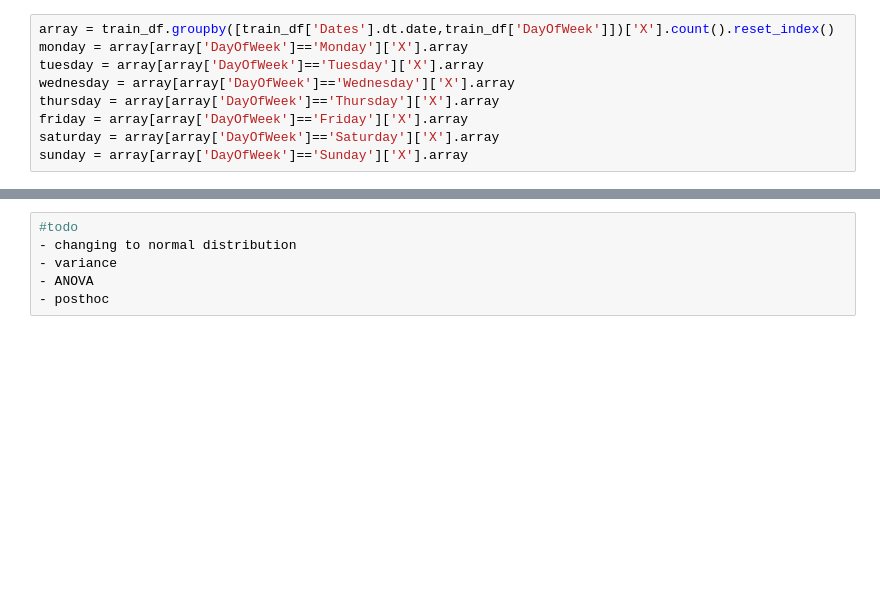
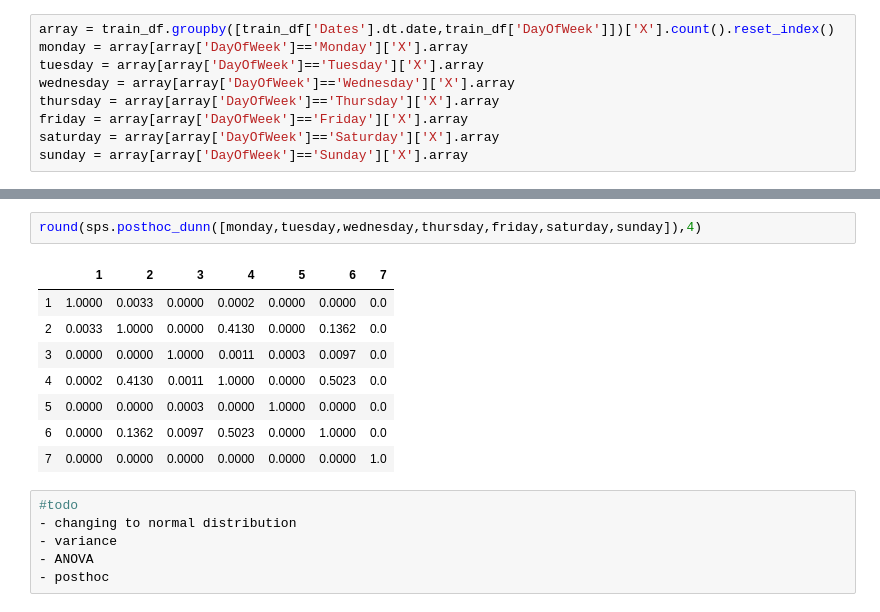
Before and after one commit to Frustrado/Crime-Classification, a Jupyter notebook: SF_crimes_analysis.ipynb, the cells around one changed output, grey strips where cells are left out. Drawn from its saved outputs; the diff is of its cells as text; blank space fills up the shorter version.

```diff
--- a/SF_crimes_analysis.ipynb
+++ b/SF_crimes_analysis.ipynb
@@ -347,3 +395,14 @@ Based on the test performed we reject the hypothesis about the normality of the
+# %%
+round(sps.posthoc_dunn([monday,tuesday,wednesday,thursday,friday,saturday,sunday]),4)
+# %% [output]
+|  | 1 | 2 | 3 | 4 | 5 | 6 | 7 |
+| 1 | 1.0000 | 0.0033 | 0.0000 | 0.0002 | 0.0000 | 0.0000 | 0.0 |
+| 2 | 0.0033 | 1.0000 | 0.0000 | 0.4130 | 0.0000 | 0.1362 | 0.0 |
+| 3 | 0.0000 | 0.0000 | 1.0000 | 0.0011 | 0.0003 | 0.0097 | 0.0 |
+| 4 | 0.0002 | 0.4130 | 0.0011 | 1.0000 | 0.0000 | 0.5023 | 0.0 |
+| 5 | 0.0000 | 0.0000 | 0.0003 | 0.0000 | 1.0000 | 0.0000 | 0.0 |
+| 6 | 0.0000 | 0.1362 | 0.0097 | 0.5023 | 0.0000 | 1.0000 | 0.0 |
+| 7 | 0.0000 | 0.0000 | 0.0000 | 0.0000 | 0.0000 | 0.0000 | 1.0 |
 # %%
 #todo
 - changing to normal distribution
```
Also changed, not shown: parts of 8 cells of this notebook.
